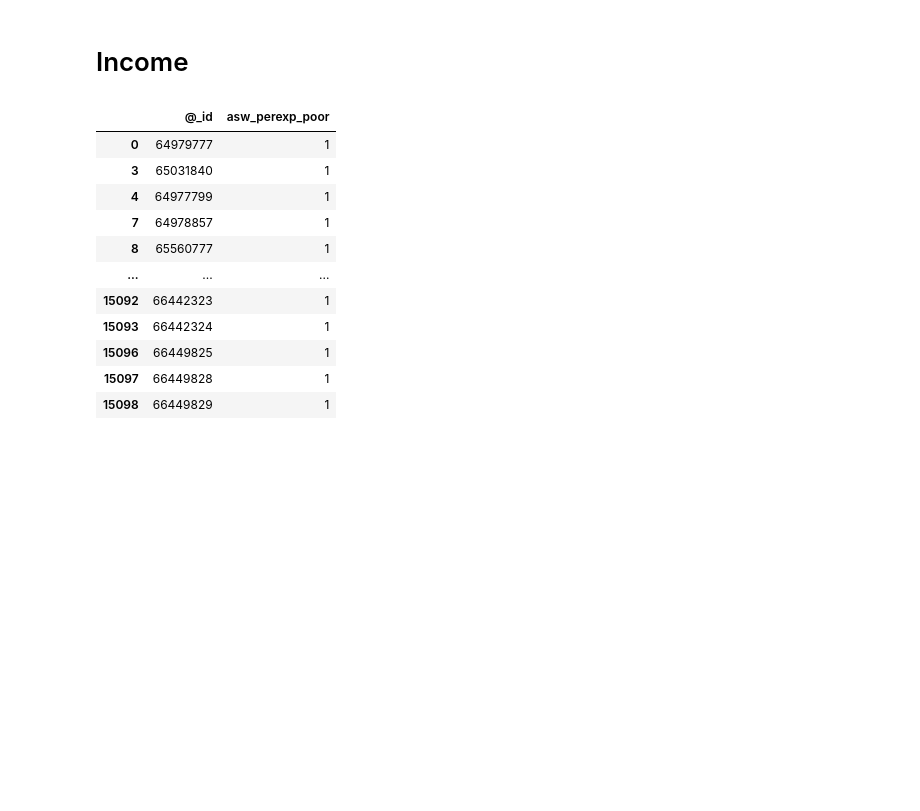
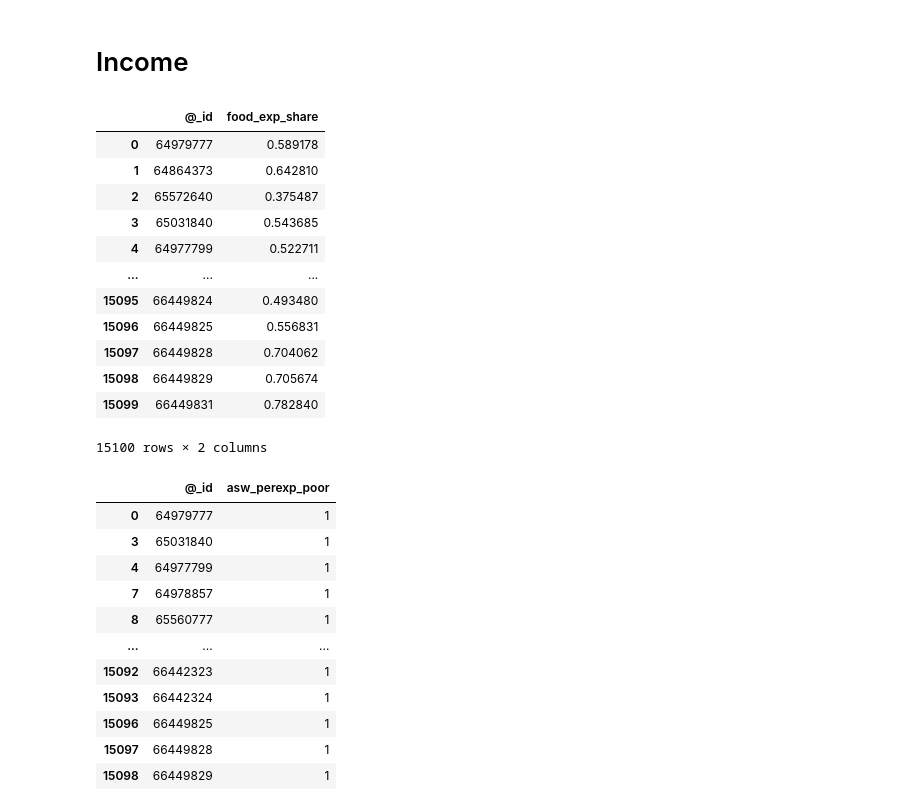
Before and after one commit to MIMI-wfp/sri_lanka, a Jupyter notebook: src/python/extra_features.ipynb, the cells around one changed output. Saved outputs shown, nothing was run; the diff lists cells and outputs as text; code cells hidden in the pictures; blank space fills up the shorter version.

```diff
--- a/src/python/extra_features.ipynb
+++ b/src/python/extra_features.ipynb
@@ -95,6 +112,32 @@ def get_asw_perexp_2024(df):
     return df
 
 poverty_24 = get_asw_perexp_2024(food_security)
+# %%
+def get_food_expenditure_share(df):
+
+    total_exp = df['TotalFexpMonthly'] + df['totalNFMonthly']
+
+    df['food_exp_share'] = df['TotalFexpMonthly'] / total_exp.replace(0, np.nan)
+
+    df = df[['@_id', 'food_exp_share']]
+    return df
+
+food_exp_24 = get_food_expenditure_share(food_security)
+food_exp_24
+# %% [output]
+|  | @_id | food_exp_share |
+| 0 | 64979777 | 0.589178 |
+| 1 | 64864373 | 0.642810 |
+| 2 | 65572640 | 0.375487 |
+| 3 | 65031840 | 0.543685 |
+| 4 | 64977799 | 0.522711 |
+| ... | ... | ... |
+| 15095 | 66449824 | 0.493480 |
+| 15096 | 66449825 | 0.556831 |
+| 15097 | 66449828 | 0.704062 |
+| 15098 | 66449829 | 0.705674 |
+| 15099 | 66449831 | 0.782840 |
+15100 rows × 2 columns
 # %%
 poverty_24[poverty_24['asw_perexp_poor']==1]
 # %% [output]
```
Also changed, not shown: parts of 8 cells of this notebook, 4 other files.
